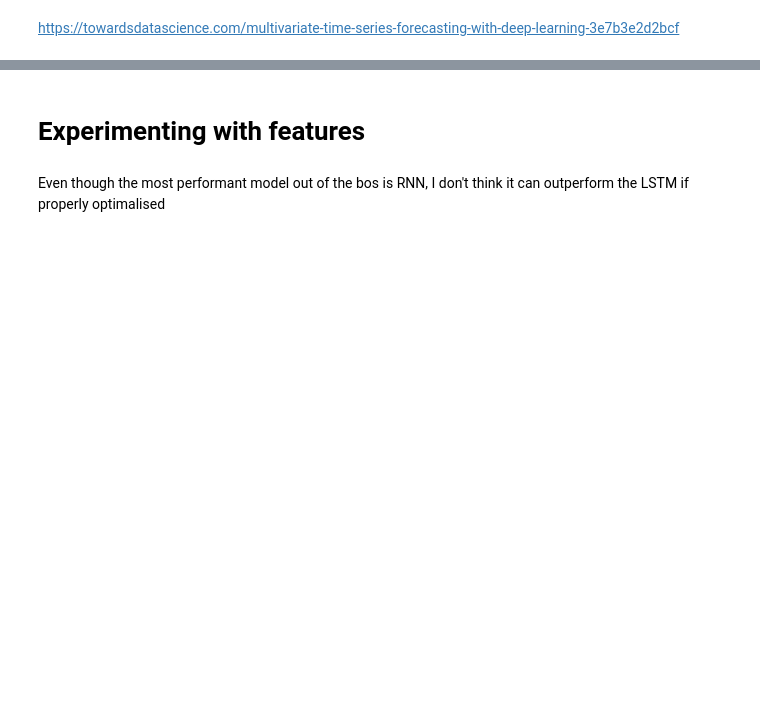
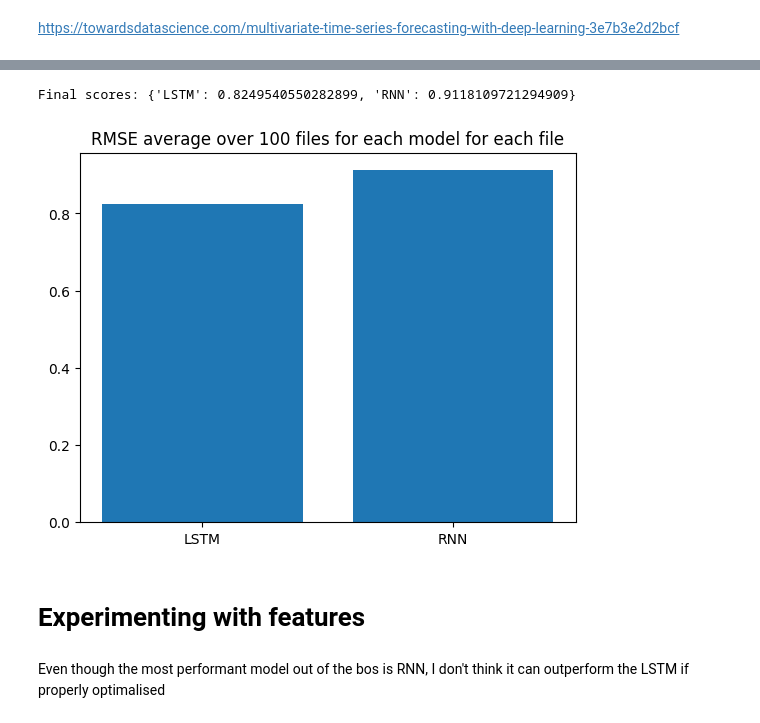
Before and after one commit to czFIRE/AI_ML_climate, a Jupyter notebook: project_2/notebook.ipynb, the cells around one changed output, grey strips where cells are left out. Drawn from its saved outputs; the diff is of its cells as text; code cells hidden in the pictures; blank space fills up the shorter version.

```diff
--- a/project_2/notebook.ipynb
+++ b/project_2/notebook.ipynb
@@ -199,0 +385,33 @@ _ = plt.title("RMSE average over 100 files for each model")
+# %%
+# To make sure we have a blank new model
+reset_models()
+
+scores_deeplearning = {}
+
+for file_name in tqdm(file_names):
+    df = get_prepare_data(Data_path=Data_path, filename=file_name, cut_data=False)
+    features = list(df.columns)
+    features.remove("prec")
+
+    scores_lstm = []
+    scores_rnn = []
+
+    scaler = MinMaxScaler()
+    scaler = scaler.fit(df)
+
+    for train_idx, val_idx in tss.split(df):
+        train = df.iloc[train_idx]
+        test = df.iloc[val_idx]
+        train_scaled = pd.DataFrame(scaler.transform(train), index=train.index, columns=train.columns)
+        test_scaled = pd.DataFrame(scaler.transform(test), index=train.index, columns=train.columns)
+
+        train_model(train_scaled, test_scaled, features, parameters, model_name="LSTM", create_new_model=True)
+        pred_lstm, truth_lstm = predict(test_scaled, parameters, features, scaler, model_name="LSTM")
+        scores_lstm.append(mean_squared_error(pred_lstm.tolist(), truth_lstm.tolist(), squared=False))
+
+        train_model(train_scaled, test_scaled, features, parameters, model_name="GRU", create_new_model=True)
+        pred_rnn, truth_rnn = predict(test_scaled, parameters, features, scaler, model_name="GRU")
+        scores_rnn.append(mean_squared_error(pred_rnn.tolist(), truth_rnn.tolist(), squared=False))
+        break
+
+    scores_deeplearning[file_name] = {"LSTM": np.average(scores_lstm), "RNN": np.average(scores_rnn)}
@@ -200,3 +619,18 @@ _ = plt.title("RMSE average over 100 files for each model")
+# %%
+lstm_scores = []
+rnn_scores = []
+for file_name in file_names:
+    lstm_scores.append(scores_deeplearning[file_name]["LSTM"])
+    rnn_scores.append(scores_deeplearning[file_name]["RNN"])
+
+finals_scores = {"LSTM": np.average(lstm_scores), "RNN": np.average(rnn_scores)}
+print("Final scores:", finals_scores)
+
+_ = plt.bar(*zip(*finals_scores.items()))
+_ = plt.title("RMSE average over 100 files for each model for each file")
+# %% [output]
+Final scores: {'LSTM': 0.8249540550282899, 'RNN': 0.9118109721294909}
+[figure, added]
 # %% [markdown]
 # Experimenting with features
 # %% [markdown]
```
Also changed, not shown: parts of 22 cells of this notebook, 1 other file.
